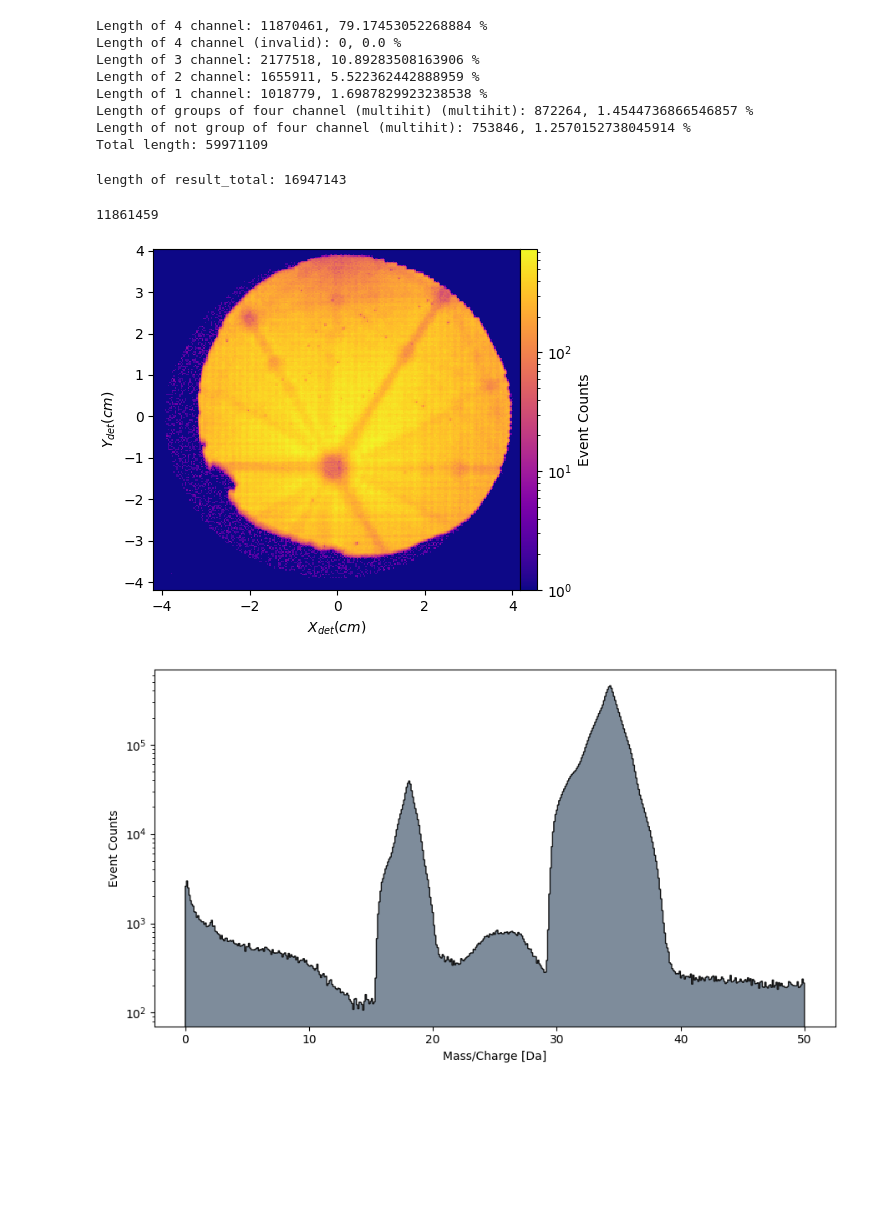
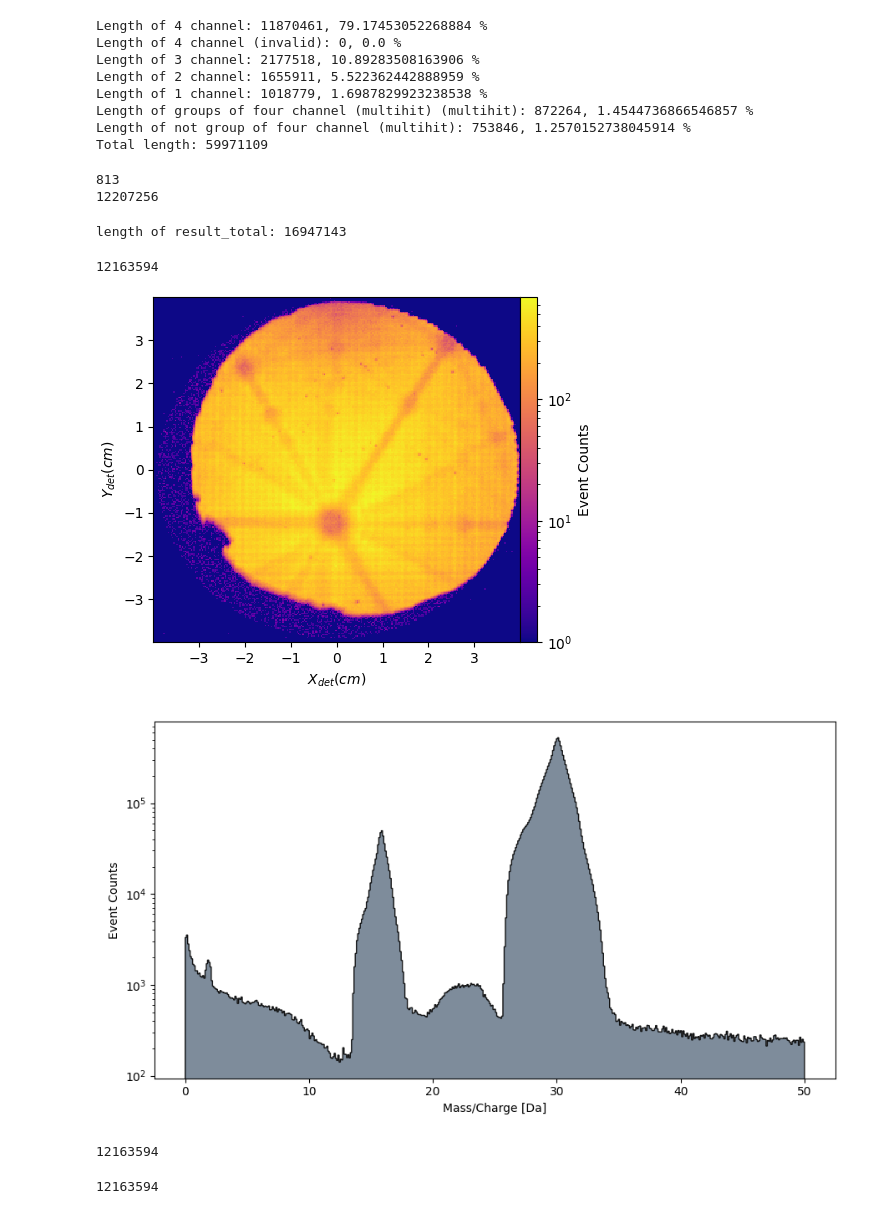
Before and after one commit to mmonajem/pyoxcart, a Jupyter notebook: pyccapt/calibration/tutorials/jupyter_files/raw_data_analysis.ipynb, the cells around one changed output. Saved outputs shown, nothing was run; the diff lists cells and outputs as text; code cells hidden in the pictures; blank space fills up the shorter version.

Commit message:
raw data

```diff
--- a/pyccapt/calibration/tutorials/jupyter_files/raw_data_analysis.ipynb
+++ b/pyccapt/calibration/tutorials/jupyter_files/raw_data_analysis.ipynb
@@ -119,7 +136,7 @@ BINNINGFAC = 2
 XYFACTOR = 80 / DETBINS * BINNINGFAC  # XXX mm/bin
 XYBINSHIFT = DETBINS / BINNINGFAC / 2  # to center detector
 # %%
-index = 1
+index = 0
 aa = df_dld.iloc[index]
 print(aa)
 print(result_4[index])
@@ -159,6 +176,7 @@ det_y_4 = []
 tof_4 = []
 start_counter_4 = []
 high_voltage_4 = []
+pulse_4 = []
 print('length of result_4:', len(result_4))
 
 for ion in tqdm(result_4, desc="Processing", unit="iteration"):
@@ -171,12 +189,13 @@ for ion in tqdm(result_4, desc="Processing", unit="iteration"):
         yy_dif = -0.5*yy_dif + 1225
         xx_dif = (((xx_dif - XYBINSHIFT) * XYFACTOR) * 0.1)
         yy_dif = (((yy_dif - XYBINSHIFT) * XYFACTOR) * 0.1)
-        if abs(xx_dif) < 4.2 and abs(yy_dif) < 4.2:
+        if abs(xx_dif) <= 4 and abs(yy_dif) <= 4:
             det_x_4.append(xx_dif)
             det_y_4.append(yy_dif)
             tof_4.append(time * TOFFACTOR)
             start_counter_4.append(np.array(ion['start_counter'], dtype=np.int64)[0])
             high_voltage_4.append(ion['high_voltage'])
+            pulse_4.append(ion['pulse'])
 
 
 print(len(det_x_4))
@@ -243,12 +274,18 @@ det_y_odd = []
 tof_odd = []
 start_counter_odd = []
 high_voltage_odd = []
+pulse_odd = []
+ion_count = 0
+even_count = 0
+true_event = 0
 print('length of result_4:', len(result_other_odd))
 
 for ion in tqdm(result_other_odd, desc="Processing", unit="iteration"):
     time_data_tmp = np.array(ion['time_data'], dtype=np.int64)
     for index, event in enumerate(ion['valid_event']):
+        even_count += 1
         if event == True:
+            true_event += 1
             xx_dif = time_data_tmp[index*4 + 1] - time_data_tmp[index*4 + 0]
             yy_dif = time_data_tmp[index*4 + 3] - time_data_tmp[index*4 + 2]
             time = time_data_tmp[index*4 + 0] + time_data_tmp[index*4 + 1] + time_data_tmp[index*4 + 2] + time_data_tmp[index*4 + 3]
@@ -256,13 +293,17 @@ for ion in tqdm(result_other_odd, desc="Processing", unit="iteration"):
             yy_dif = -0.5*yy_dif + 1225
             xx_dif = (((xx_dif - XYBINSHIFT) * XYFACTOR) * 0.1)
             yy_dif = (((yy_dif - XYBINSHIFT) * XYFACTOR) * 0.1)
-            if abs(xx_dif) < 4.2 and abs(yy_dif) < 4.2:
+            if abs(xx_dif) <= 4 and abs(yy_dif) <= 4:
                 det_x_odd.append(xx_dif)
                 det_y_odd.append(yy_dif)
                 tof_odd.append(time * TOFFACTOR)
                 start_counter_odd.append(np.array(ion['start_counter'], dtype=np.int64)[0])
                 high_voltage_odd.append(ion['high_voltage'])
+                pulse_odd.append(ion['pulse'])
+                ion_count += 1
 
 print(len(det_x_odd))
+print('loss True event-total event:', (true_event / even_count)*100)
+print('loss True event-total ions:', (ion_count / true_event)*100)
 # %% [output]
 length of result_4: 117835
@@ -320,6 +401,21 @@ Length of 1 channel: 1018779, 1.6987829923238538 %
 Length of groups of four channel (multihit) (multihit): 872264, 1.4544736866546857 %
 Length of not group of four channel (multihit): 753846, 1.2570152738045914 %
 Total length: 59971109
+# %%
+count = 0
+multi_hit = 0
+for x in result_total:
+    if len(x['valid_event']) > 4:
+        multi_hit += 1
+    for evn in x['valid_event']:
+        if evn == True:
+            count += 1
+
+print(multi_hit)
+print(count)
+# %% [output]
+813
+12207256
 # %%
 det_x_total = []
 det_y_total = []
@@ -329,21 +425,30 @@ high_voltage_total = []
 pulse_total = []
 print('length of result_total:', len(result_total))
 
+# indexx = 1000000
 for ion in tqdm(result_total, desc="Processing", unit="iteration"):
+#     indexx -= 1
+#     if indexx == 0:
+#         break
     time_data_tmp = np.array(ion['time_data'], dtype=np.int64)
+#     if abs(indexx) <= 1000:
+#         print(time_data_tmp)
     for index, event in enumerate(ion['valid_event']):
-        if event == True:
+#         if abs(indexx) <= 1000:
+#             print(index, ion['valid_event'], event)
+        if event:
             xx_dif = time_data_tmp[index*4 + 1] - time_data_tmp[index*4 + 0]
             yy_dif = time_data_tmp[index*4 + 3] - time_data_tmp[index*4 + 2]
             time = time_data_tmp[index*4 + 0] + time_data_tmp[index*4 + 1] + time_data_tmp[index*4 + 2] + time_data_tmp[index*4 + 3]
             xx_dif = -0.5*xx_dif + 1225
             yy_dif = -0.5*yy_dif + 1225
+            time = time * TOFFACTOR
             xx_dif = (((xx_dif - XYBINSHIFT) * XYFACTOR) * 0.1)
             yy_dif = (((yy_dif - XYBINSHIFT) * XYFACTOR) * 0.1)
-            if abs(xx_dif) < 4.2 and abs(yy_dif) < 4.2:
+            if abs(xx_dif) <= 4 and abs(yy_dif) <= 4:
                 det_x_total.append(xx_dif)
                 det_y_total.append(yy_dif)
-                tof_total.append(time * TOFFACTOR)
+                tof_total.append(time)
                 start_counter_total.append(np.array(ion['start_counter'], dtype=np.int64)[0])
                 high_voltage_total.append(ion['high_voltage'])
                 pulse_total.append(ion['pulse'])
@@ -351,18 +456,19 @@ for ion in tqdm(result_total, desc="Processing", unit="iteration"):
 print(len(det_x_total))
 # %% [output]
 length of result_total: 16947143
-11861459
+12163594
 # %%
 fdm = {'x_det (cm)': det_x_total, 'y_det (cm)': det_y_total}
 fdm = pd.DataFrame(fdm)
 
 plot_crop_fdm(fdm)
-mc = mc_tools.tof2mc(t=np.array(tof_total), t0=0, V=np.array(high_voltage_total), xDet=np.array(det_x_total), yDet=np.array(det_x_total), flightPathLength=110, V_pulse=np.array(pulse_total), mode='voltage')
+# mc = mc_tools.tof2mc(t=np.array(tof_total), t0=0, V=np.array(high_voltage_total), xDet=np.array(det_x_total), yDet=np.array(det_x_total), flightPathLength=110, V_pulse=np.array(pulse_total), mode='voltage')
+mc = mc_tools.tof2mc(t=np.array(tof_total), t0=0, V=np.array(high_voltage_total), xDet=np.array(det_x_total), yDet=np.array(det_x_total), flightPathLength=110, V_pulse=np.zeros(len(det_x_total)), mode='voltage')
 mc_plot = AptHistPlotter(mc[mc<50])
 y_hist, x_hist = mc_plot.plot_histogram()
 # %% [output]
-[figure, old version]
+[figure, new version]
-[figure, old version]
+[figure, new version]
 # %%
 # Create a dictionary with the lists
 data_total = {
@@ -380,0 +487,8 @@ df_total.to_hdf(filename='analyzed_raw_data', key='df', mode='w')
+# %%
+len(df_total)
+# %% [output]
+12163594
+# %%
+len(df_total_s)
+# %% [output]
+12163594
```
Also changed, not shown: parts of 15 cells of this notebook, 4 other files.
